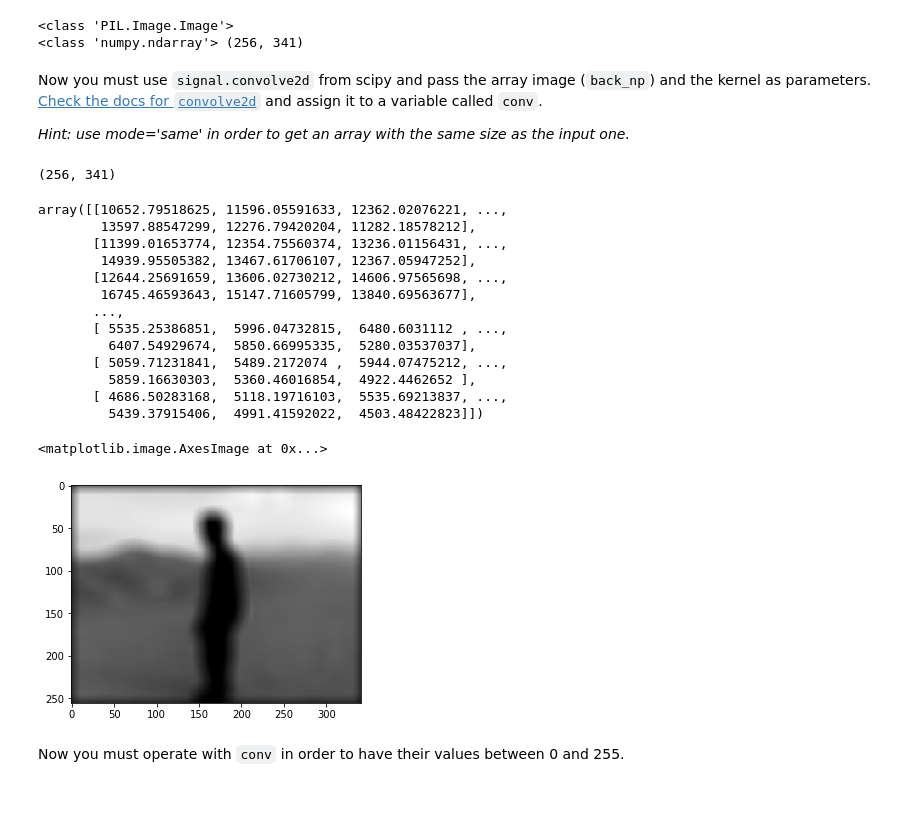
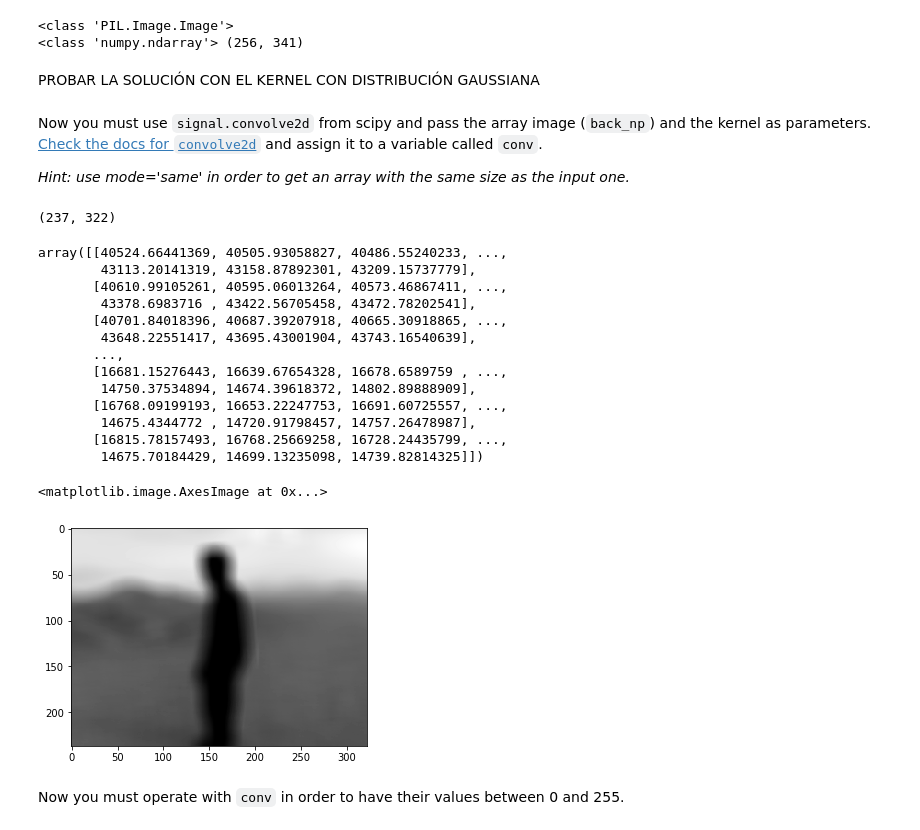
Before and after one commit to blancalluch/ImageSegmentation, a Jupyter notebook: main.ipynb, the cells around one changed output. Cells and saved outputs as stored; diff of their text form; code cells hidden in the pictures; blank space fills up the shorter version.

```diff
--- a/main.ipynb
+++ b/main.ipynb
@@ -212,3 +214,5 @@ kernel = np.random.uniform(low=0,high=1,size=(20,20)) #.round(3)
 # %% [output]
 <class 'PIL.Image.Image'>
 <class 'numpy.ndarray'> (256, 341)
+# %% [markdown]
+PROBAR LA SOLUCIÓN CON EL KERNEL CON DISTRIBUCIÓN GAUSSIANA
@@ -218,30 +224,30 @@ Now you must use `signal.convolve2d` from scipy and pass the array image (`back_
 *Hint: use mode='same' in order to get an array with the same size as the input one.*
 # %%
 # Your code here
-#scipy.signal.convolve2d(in1, in2, mode='full', boundary='fill', fillvalue=0)
-conv = scipy.signal.convolve2d(back_np, kernel, mode='same')
+#scipy.signal.convolve2d(in1, in2, mode=['full','valid','same'], boundary='fill', fillvalue=0)
+conv = scipy.signal.convolve2d(back_np, kernel, mode='valid')
 
 print(conv.shape)
 display(conv)
 
 plt.imshow(conv,cmap="gray")
 # %% [output]
-(256, 341)
+(237, 322)
-array([[10652.79518625, 11596.05591633, 12362.02076221, ...,
-        13597.88547299, 12276.79420204, 11282.18578212],
-       [11399.01653774, 12354.75560374, 13236.01156431, ...,
-        14939.95505382, 13467.61706107, 12367.05947252],
-       [12644.25691659, 13606.02730212, 14606.97565698, ...,
-        16745.46593643, 15147.71605799, 13840.69563677],
+array([[40524.66441369, 40505.93058827, 40486.55240233, ...,
+        43113.20141319, 43158.87892301, 43209.15737779],
+       [40610.99105261, 40595.06013264, 40573.46867411, ...,
+        43378.6983716 , 43422.56705458, 43472.78202541],
+       [40701.84018396, 40687.39207918, 40665.30918865, ...,
+        43648.22551417, 43695.43001904, 43743.16540639],
        ...,
-       [ 5535.25386851,  5996.04732815,  6480.6031112 , ...,
-         6407.54929674,  5850.66995335,  5280.03537037],
-       [ 5059.71231841,  5489.2172074 ,  5944.07475212, ...,
-         5859.16630303,  5360.46016854,  4922.4462652 ],
-       [ 4686.50283168,  5118.19716103,  5535.69213837, ...,
-         5439.37915406,  4991.41592022,  4503.48422823]])
+       [16681.15276443, 16639.67654328, 16678.6589759 , ...,
+        14750.37534894, 14674.39618372, 14802.89888909],
+       [16768.09199193, 16653.22247753, 16691.60725557, ...,
+        14675.4344772 , 14720.91798457, 14757.26478987],
+       [16815.78157493, 16768.25669258, 16728.24435799, ...,
+        14675.70184429, 14699.13235098, 14739.82814325]])
 <matplotlib.image.AxesImage at 0x...>
-[figure, old version]
+[figure, new version]
 # %% [markdown]
 Now you must operate with `conv` in order to have their values between 0 and 255.
 # %%
```
Also changed, not shown: parts of 4 cells of this notebook.
